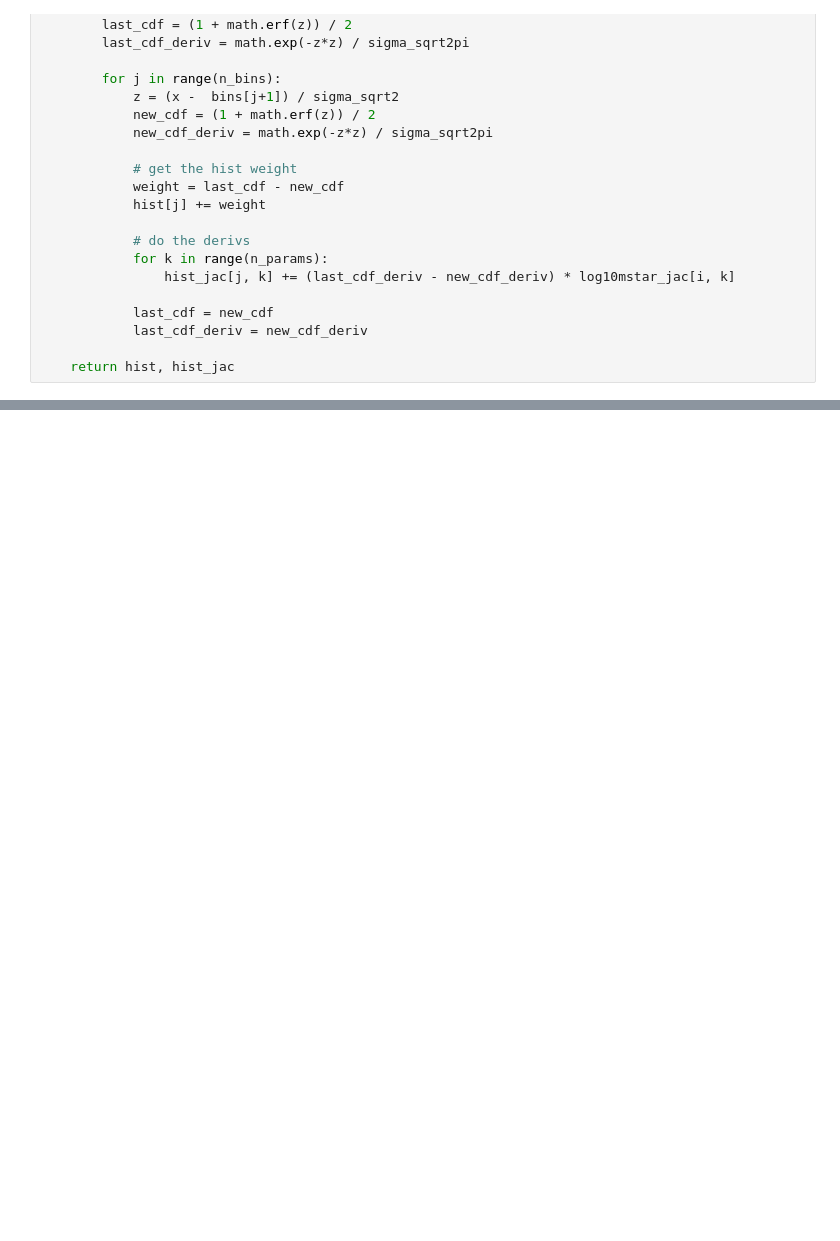
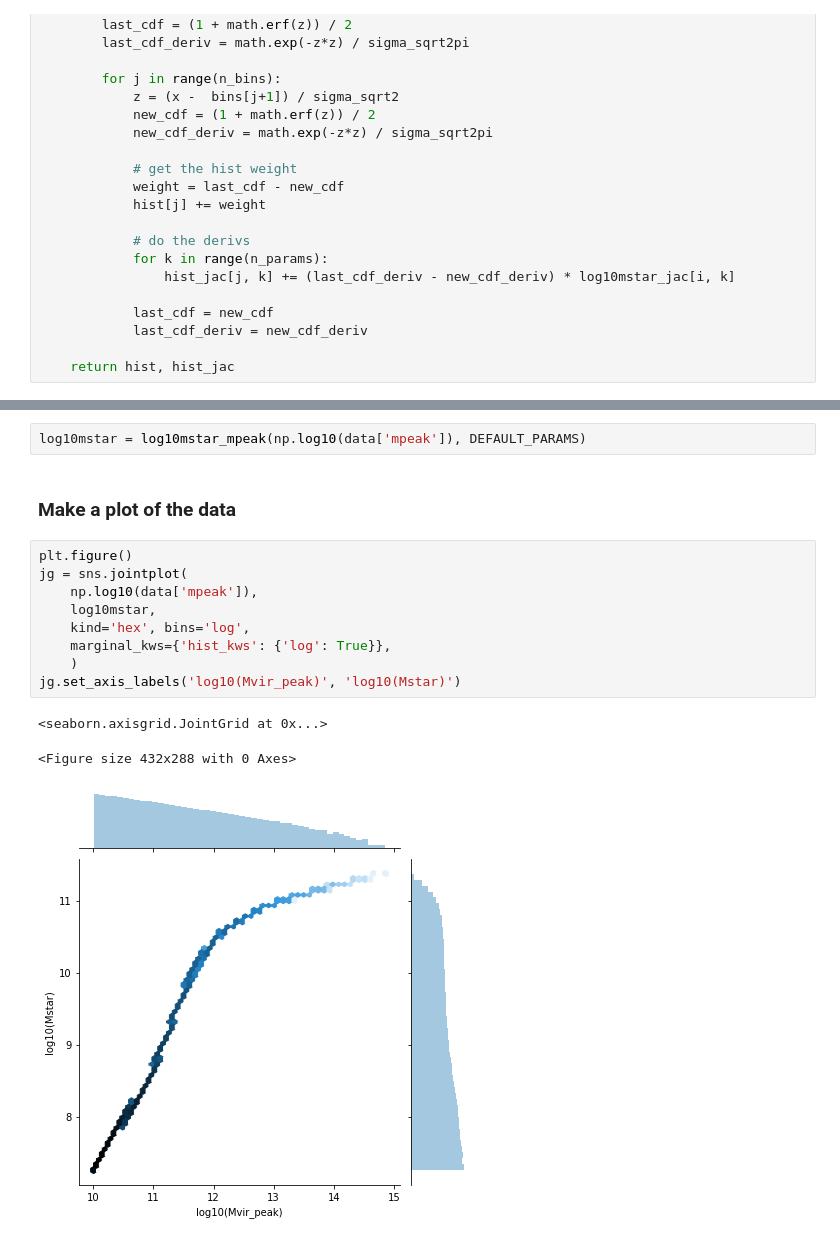
Before and after one commit to ArgonneCPAC/bnlhack19, a Jupyter notebook: notebooks/kernel_hist_end_to_end.ipynb, the cells around one changed output, grey strips where cells are left out. Cells and saved outputs as stored; diff of their text form; blank space fills up the shorter version.

```diff
--- a/notebooks/kernel_hist_end_to_end.ipynb
+++ b/notebooks/kernel_hist_end_to_end.ipynb
@@ -137,0 +158,17 @@ h, jac_h = kernel_hist_with_derivs(
+# %%
+log10mstar = log10mstar_mpeak(np.log10(data['mpeak']), DEFAULT_PARAMS)
+# %% [markdown]
+### Make a plot of the data
+# %%
+plt.figure()
+jg = sns.jointplot(
+    np.log10(data['mpeak']),
+    log10mstar,
+    kind='hex', bins='log',
+    marginal_kws={'hist_kws': {'log': True}},
+    )
+jg.set_axis_labels('log10(Mvir_peak)', 'log10(Mstar)')
+# %% [output]
+<seaborn.axisgrid.JointGrid at 0x...>
+<Figure size 432x288 with 0 Axes>
+[figure, added]
```
Also changed, not shown: parts of 20 cells of this notebook.
